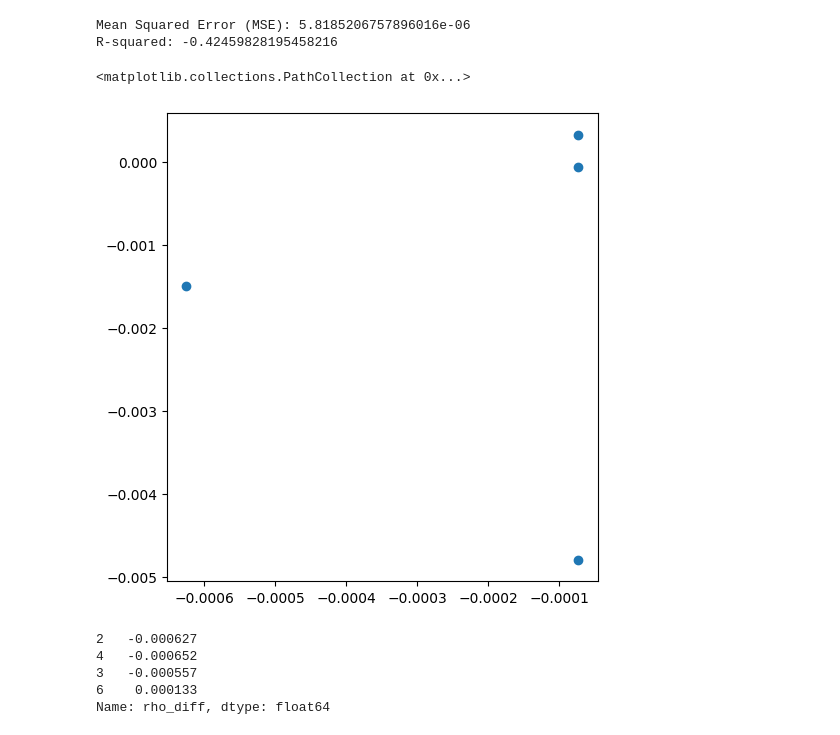
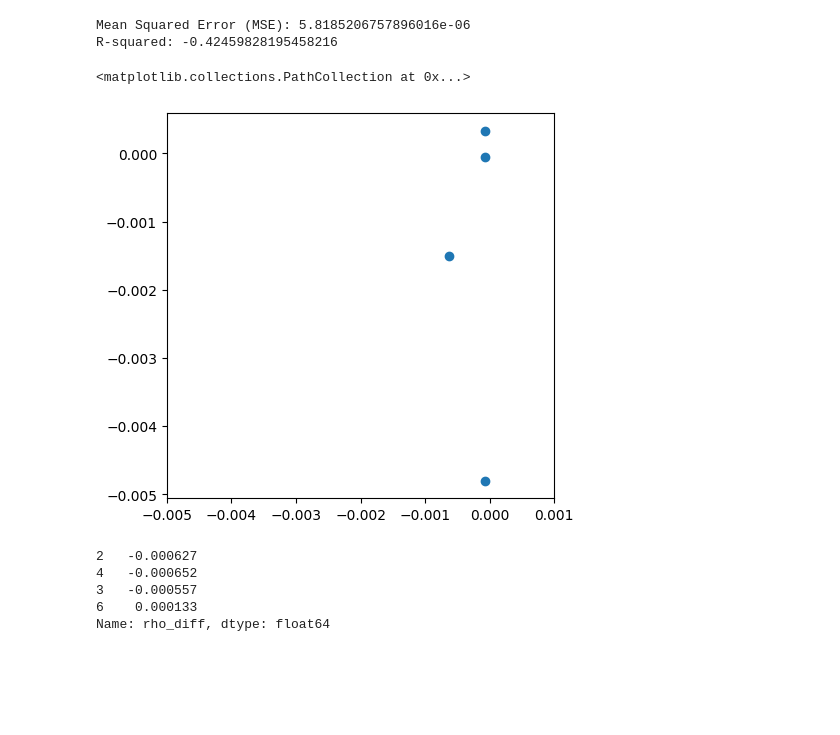
Before and after one commit to HugoOnghai/SiGeSn_Atomic_Descriptors, a Jupyter notebook: MEAs_SISSO/SISSO.ipynb, the cells around one changed output. Saved outputs shown, nothing was run; the diff lists cells and outputs as text; code cells hidden in the pictures; blank space fills up the shorter version.

```diff
--- a/MEAs_SISSO/SISSO.ipynb
+++ b/MEAs_SISSO/SISSO.ipynb
@@ -146,12 +146,14 @@ print(f"R-squared: {r2}")
 Mean Squared Error (MSE): 5.8185206757896016e-06
 R-squared: -0.42459828195458216
 # %%
-fig, ax = plt.subplots(figsize=(5,5), layout='constrained')
+fig, ax = plt.subplots(figsize=(5,5))
+ax.set_xlim(-0.005, 0.001)
+ax.set_xlim(-0.005, 0.001)
 
-plt.scatter(y_pred, y_test, cmap=mpl.cm.cool)
+plt.scatter(y_pred, y_test)
 # %% [output]
 <matplotlib.collections.PathCollection at 0x...>
-[figure, old version]
+[figure, new version]
 # %%
 y_train
 # %% [output]
```
Also changed, not shown: parts of 1 cell of this notebook, 5 other files.
